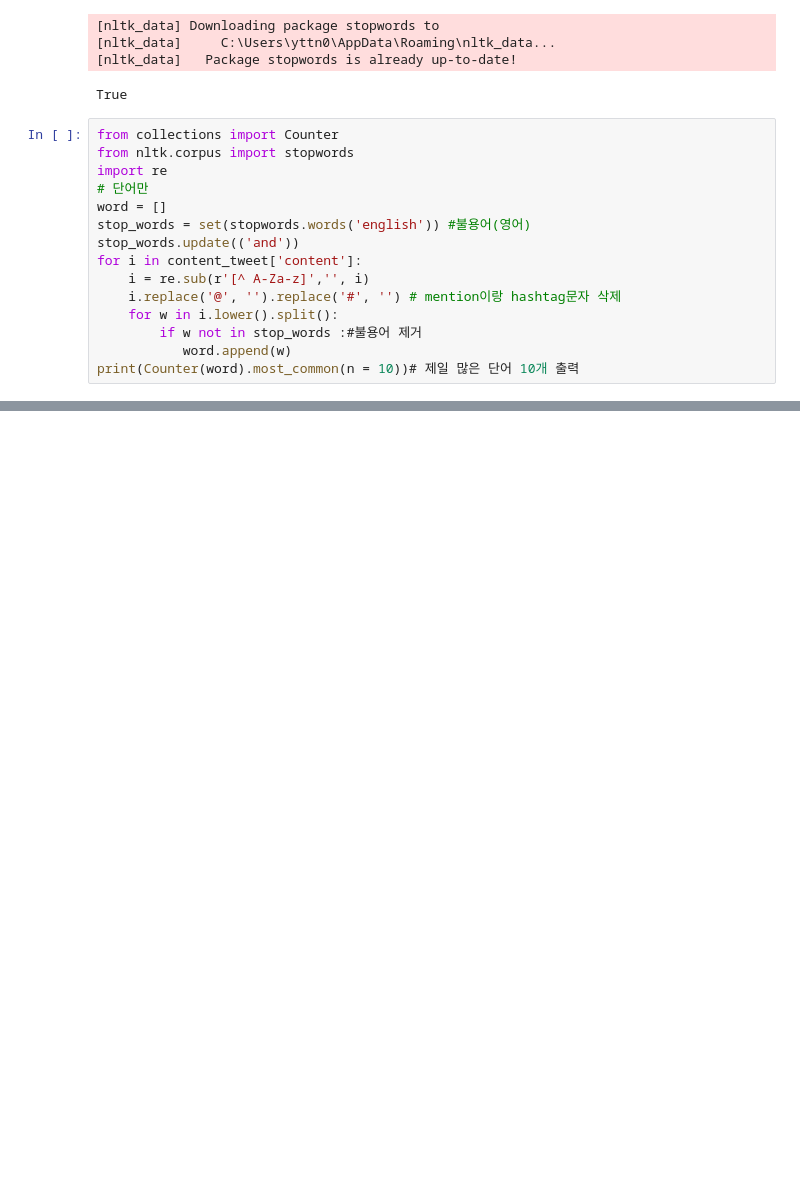
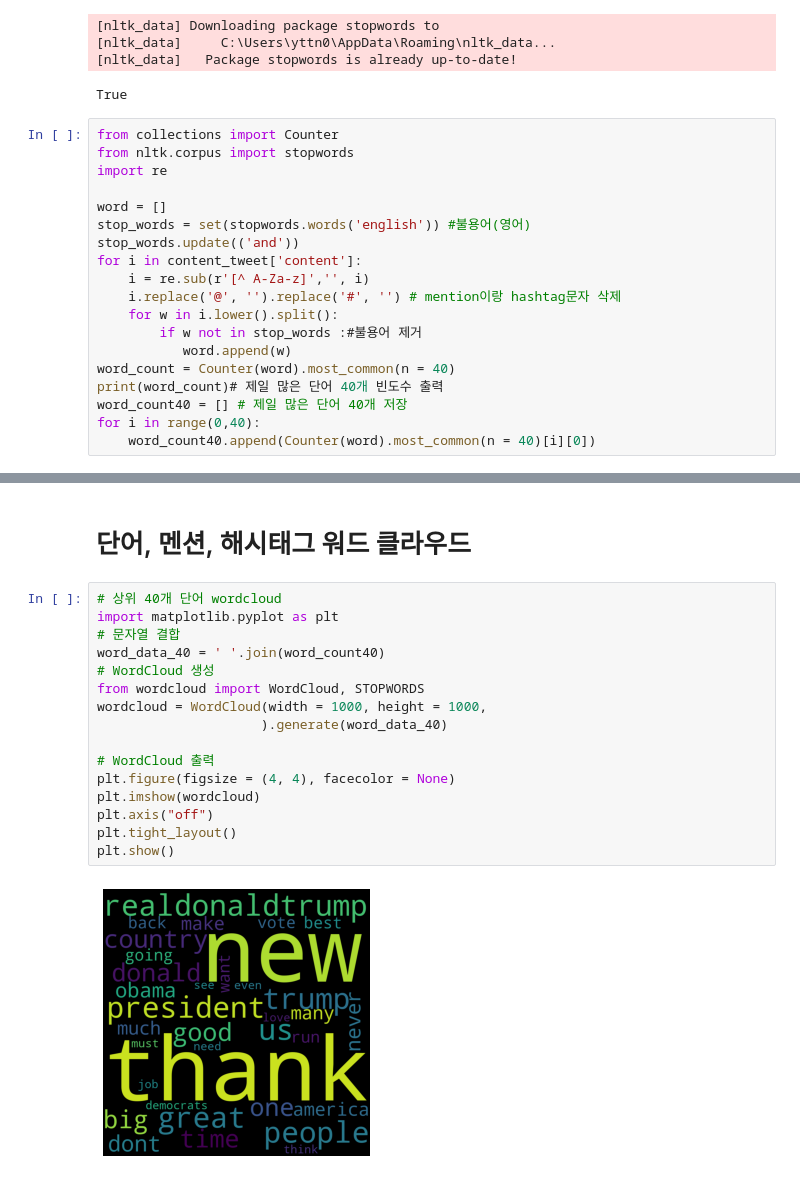
Before and after one commit to DaDa0013/Data_analysis_projects, a Jupyter notebook: Trump_twit/Trump_tweets.ipynb, the cells around one changed output, grey strips where cells are left out. Saved outputs shown, nothing was run; the diff lists cells and outputs as text; blank space fills up the shorter version.

```diff
--- a/Trump_twit/Trump_tweets.ipynb
+++ b/Trump_twit/Trump_tweets.ipynb
@@ -73,7 +71,7 @@ True
 from collections import Counter
 from nltk.corpus import stopwords
 import re
-# 단어만
+
 word = []
 stop_words = set(stopwords.words('english')) #불용어(영어)
 stop_words.update(('and'))
@@ -83,5 +81,9 @@ for i in content_tweet['content']:
     for w in i.lower().split():
         if w not in stop_words :#불용어 제거
            word.append(w)
-print(Counter(word).most_common(n = 10))# 제일 많은 단어 10개 출력
+word_count = Counter(word).most_common(n = 40)
+print(word_count)# 제일 많은 단어 40개 빈도수 출력
+word_count40 = [] # 제일 많은 단어 40개 저장
+for i in range(0,40):
+    word_count40.append(Counter(word).most_common(n = 40)[i][0])
 # %% [output]
@@ -88,0 +115,20 @@ print(Counter(word).most_common(n = 10))# 제일 많은 단어 10개 출력
+# %% [markdown]
+# 단어, 멘션, 해시태그 워드 클라우드
+# %%
+# 상위 40개 단어 wordcloud
+import matplotlib.pyplot as plt
+# 문자열 결합
+word_data_40 = ' '.join(word_count40)
+# WordCloud 생성
+from wordcloud import WordCloud, STOPWORDS
+wordcloud = WordCloud(width = 1000, height = 1000,
+                     ).generate(word_data_40)
+
+# WordCloud 출력
+plt.figure(figsize = (4, 4), facecolor = None)
+plt.imshow(wordcloud)
+plt.axis("off")
+plt.tight_layout()
+plt.show()
+# %% [output]
+[figure, added]
```
Also changed, not shown: parts of 16 cells of this notebook.
